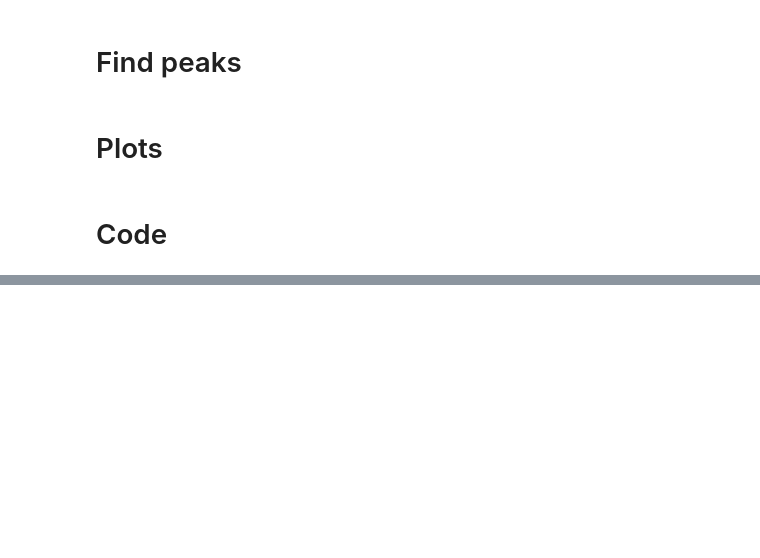
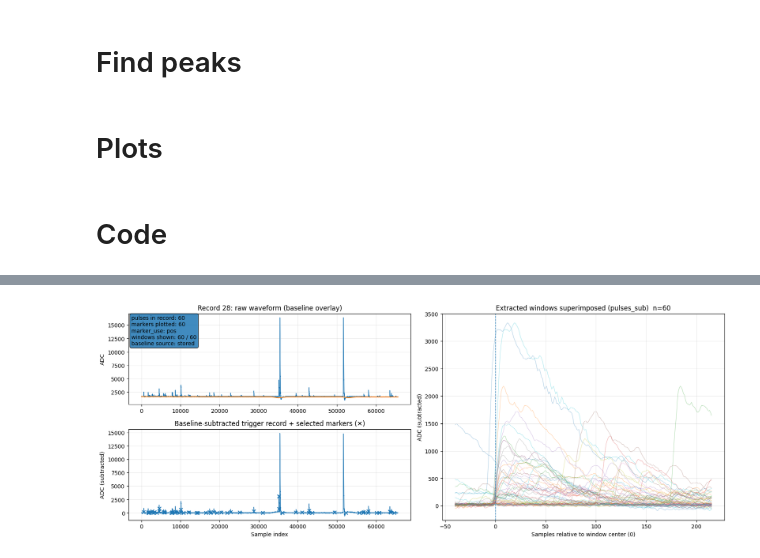
Before and after one commit to eberthol/PSD_GMVAE_Coldbox, a Jupyter notebook: data_eng/Peak_Selection.ipynb, the cells around one changed output, grey strips where cells are left out. Drawn from its saved outputs; the diff is of its cells as text; code cells hidden in the pictures; blank space fills up the shorter version.

```diff
--- a/data_eng/Peak_Selection.ipynb
+++ b/data_eng/Peak_Selection.ipynb
@@ -691,0 +1369,7 @@ plot_record_qc_from_pulse_ds(
+# %%
+W_rec, idx = plot_record_qc(
+    X, pulse_ds,
+    record_index=28,
+)
+# %% [output]
+[figure, added]
```
Also changed, not shown: parts of 27 cells of this notebook.
